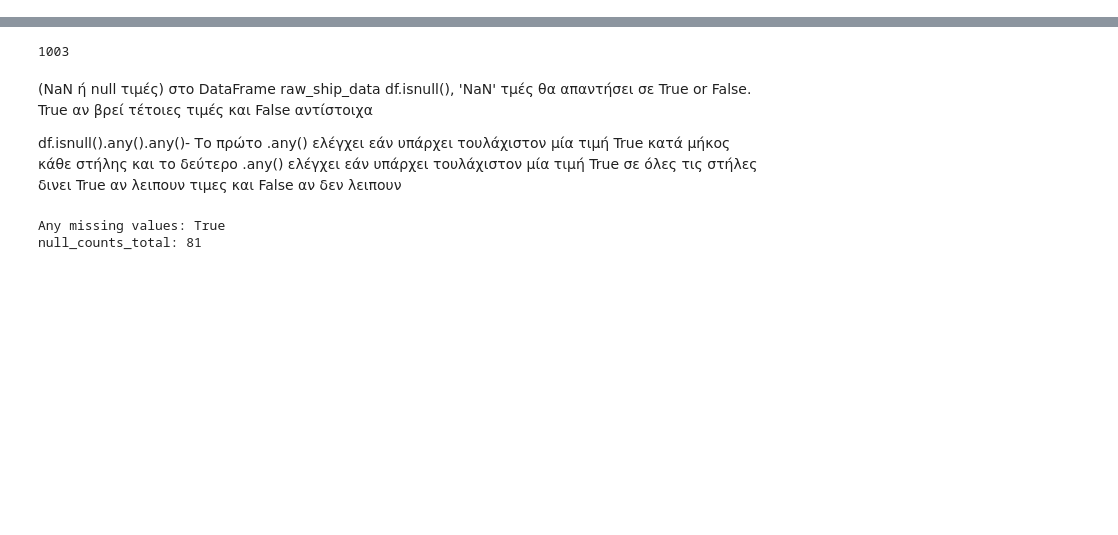
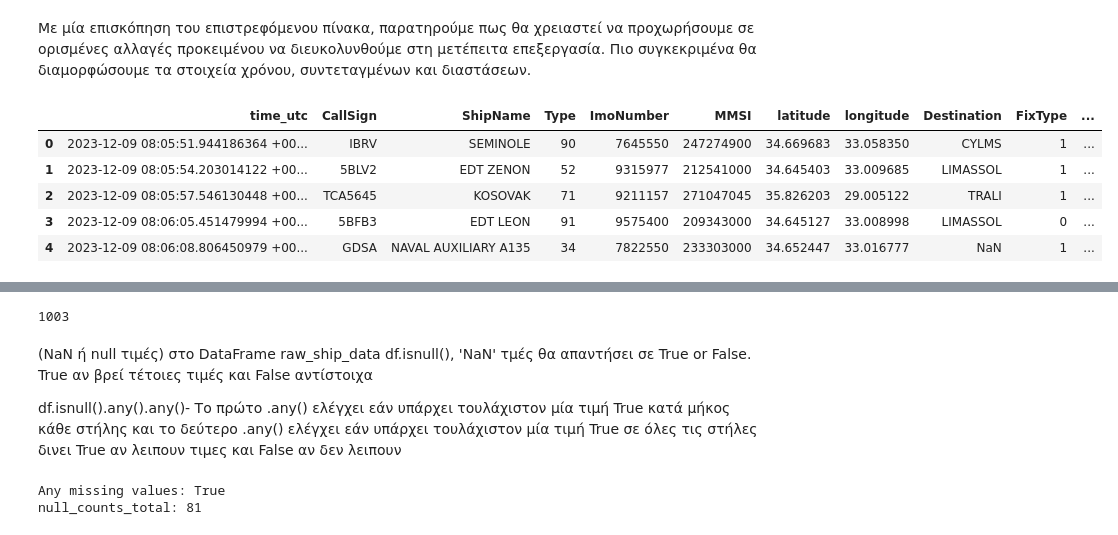
Before and after one commit to HUA-Applied-EFP01/data-analysis-233, a Jupyter notebook: data_analysis.ipynb, the cells around one changed output, grey strips where cells are left out. Saved outputs shown, nothing was run; the diff lists cells and outputs as text; code cells hidden in the pictures; blank space fills up the shorter version.

Commit message:
Coordinates to points

```diff
--- a/data_analysis.ipynb
+++ b/data_analysis.ipynb
@@ -28,4 +39,17 @@ Index(['CallSign', 'ShipName', 'Type', 'ImoNumber', 'MMSI', 'latitude',
       dtype='object')
+# %% [markdown]
+Με μία επισκόπηση του επιστρεφόμενου πίνακα, παρατηρούμε πως θα χρειαστεί να προχωρήσουμε σε ορισμένες αλλαγές προκειμένου να διευκολυνθούμε στη μετέπειτα επεξεργασία. Πιο συγκεκριμένα θα διαμορφώσουμε τα στοιχεία χρόνου, συντεταγμένων και διαστάσεων.
+# %%
+# Coordinates format to point format for plotting and visualization
+geo_raw_ship_data = gpd.GeoDataFrame(raw_ship_data, geometry=gpd.points_from_xy(raw_ship_data.longitude, raw_ship_data.latitude), crs="EPSG:4326")
+geo_raw_ship_data.head()
+# %% [output]
+|  | time_utc | CallSign | ShipName | Type | ImoNumber | MMSI | latitude | longitude | Destination | FixType | ... |
+| 0 | 2023-12-09 08:05:51.944186364 +00... | IBRV | SEMINOLE | 90 | 7645550 | 247274900 | 34.669683 | 33.058350 | CYLMS | 1 | ... |
+| 1 | 2023-12-09 08:05:54.203014122 +00... | 5BLV2 | EDT ZENON | 52 | 9315977 | 212541000 | 34.645403 | 33.009685 | LIMASSOL | 1 | ... |
+| 2 | 2023-12-09 08:05:57.546130448 +00... | TCA5645 | KOSOVAK | 71 | 9211157 | 271047045 | 35.826203 | 29.005122 | TRALI | 1 | ... |
+| 3 | 2023-12-09 08:06:05.451479994 +00... | 5BFB3 | EDT LEON | 91 | 9575400 | 209343000 | 34.645127 | 33.008998 | LIMASSOL | 0 | ... |
+| 4 | 2023-12-09 08:06:08.806450979 +00... | GDSA | NAVAL AUXILIARY A135 | 34 | 7822550 | 233303000 | 34.652447 | 33.016777 | NaN | 1 | ... |
 # %%
 # Get the shape of our dataframe
 raw_ship_data.shape
```
Also changed, not shown: parts of 6 cells of this notebook.
